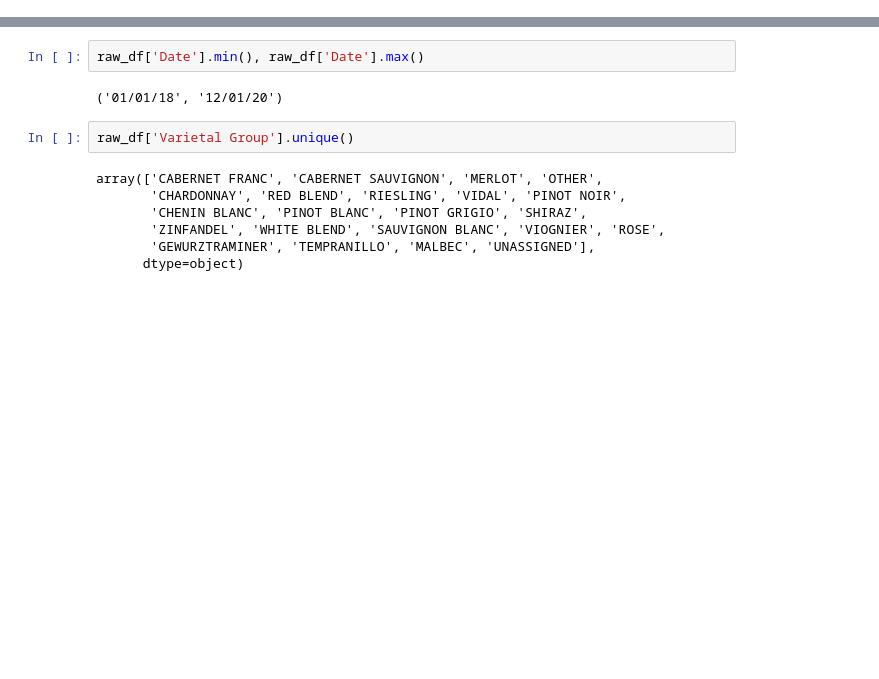
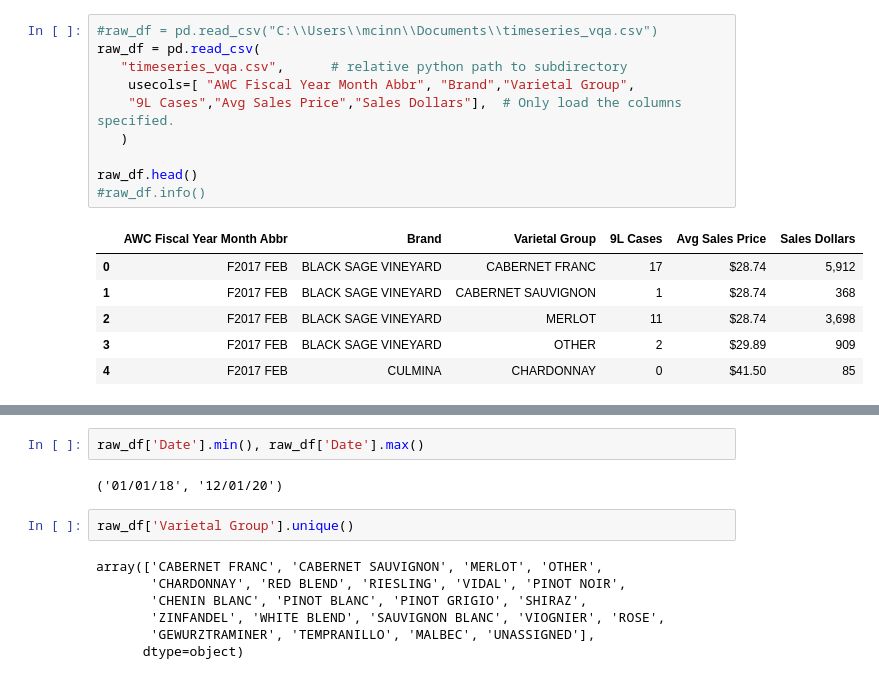
Before and after one commit to fengtastics/111-Capstone, a Jupyter notebook: timeseries_v1.ipynb, the cells around one changed output, grey strips where cells are left out. Cells and saved outputs as stored; diff of their text form; blank space fills up the shorter version.

```diff
--- a/timeseries_v1.ipynb
+++ b/timeseries_v1.ipynb
@@ -27,0 +19,17 @@ raw_df.head()
+# %%
+#raw_df = pd.read_csv("C:\\Users\\mcinn\\Documents\\timeseries_vqa.csv")
+raw_df = pd.read_csv(
+   "timeseries_vqa.csv",      # relative python path to subdirectory
+    usecols=[ "AWC Fiscal Year Month Abbr",	"Brand","Varietal Group",
+    "9L Cases","Avg Sales Price","Sales Dollars"],  # Only load the columns specified.
+   )
+
+raw_df.head()
+#raw_df.info()
+# %% [output]
+|  | AWC Fiscal Year Month Abbr | Brand | Varietal Group | 9L Cases | Avg Sales Price | Sales Dollars |
+| 0 | F2017 FEB | BLACK SAGE VINEYARD | CABERNET FRANC | 17 | $28.74 | 5,912 |
+| 1 | F2017 FEB | BLACK SAGE VINEYARD | CABERNET SAUVIGNON | 1 | $28.74 | 368 |
+| 2 | F2017 FEB | BLACK SAGE VINEYARD | MERLOT | 11 | $28.74 | 3,698 |
+| 3 | F2017 FEB | BLACK SAGE VINEYARD | OTHER | 2 | $29.89 | 909 |
+| 4 | F2017 FEB | CULMINA | CHARDONNAY | 0 | $41.50 | 85 |
```
Also changed, not shown: parts of 24 cells of this notebook.
